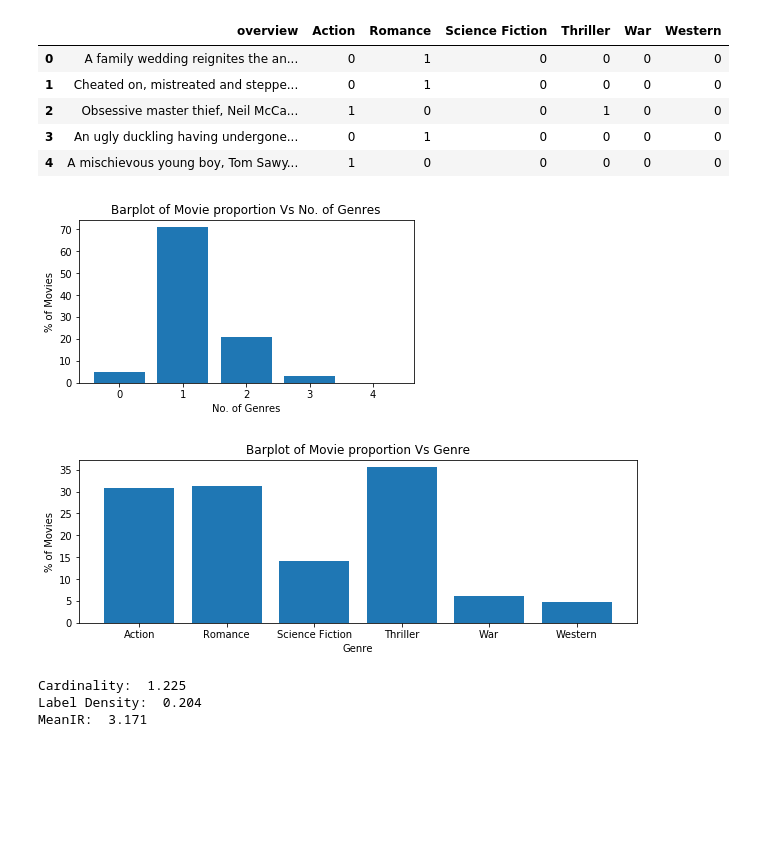
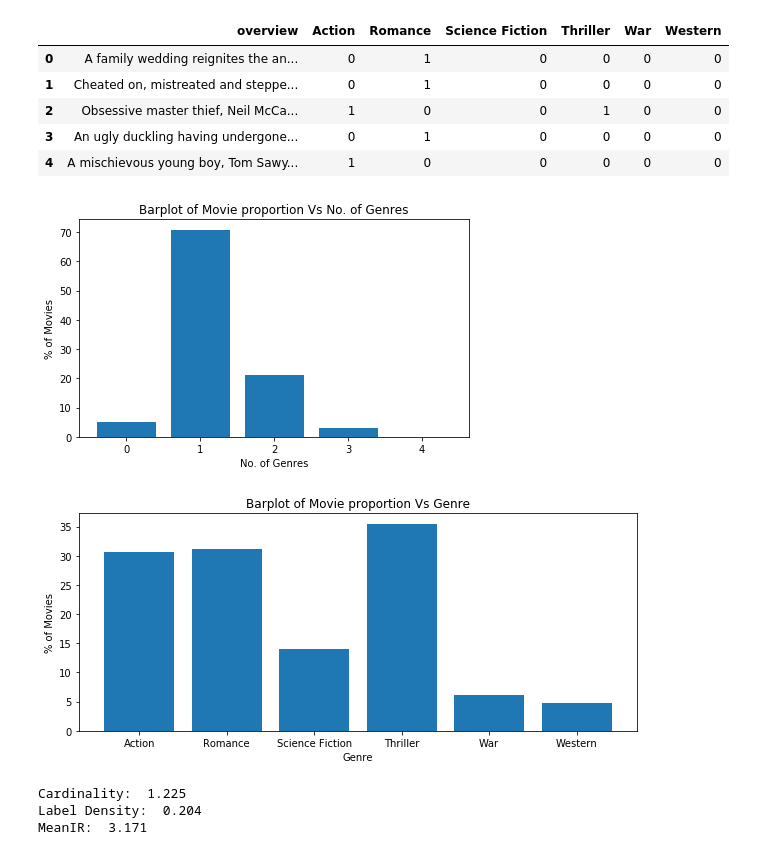
Before and after one commit to aisingapore/SemiAutoLabeller-Bricks, a Jupyter notebook: auto_label.ipynb, the cells around one changed output. Saved outputs shown, nothing was run; the diff lists cells and outputs as text; code cells hidden in the pictures; blank space fills up the shorter version.

```diff
--- a/auto_label.ipynb
+++ b/auto_label.ipynb
@@ -66,29 +68,31 @@ movies.head()
 # %%
 movies_genre = movies.iloc[:,1:]
 labelcount = []
 
 for i in range(5):
     labelcount.append(round((movies_genre.sum(axis=1)==i).mean(),3)*100)
 
-f, ax = plt.subplots(figsize=(6, 3))
+f, ax = plt.subplots(figsize=(7, 4))
 plt.bar(list(range(5)), labelcount)
 ax.set_title('Barplot of Movie proportion Vs No. of Genres')
 x_axis = plt.xlabel('No. of Genres')
 y_axis = plt.ylabel('% of Movies')
+plt.savefig('label.png')
 plt.show()
 # %% [output]
-[figure, old version]
+[figure, new version]
 # %%
 moviecount = (round(movies_genre.mean(axis=0),3)*100).tolist()
 
-f, ax = plt.subplots(figsize=(10, 3))
+f, ax = plt.subplots(figsize=(10, 4))
 plt.bar(movies_genre.columns, moviecount)
 ax.set_title('Barplot of Movie proportion Vs Genre')
 x_axis = plt.xlabel('Genre')
 y_axis = plt.ylabel('% of Movies')
+plt.savefig('genre.png')
 plt.show()
 # %% [output]
-[figure, old version]
+[figure, new version]
 # %%
 print ('Cardinality: ', round(movies_genre.sum(axis=1).mean(),3))
 print ('Label Density: ', round(movies_genre.sum(axis=1).mean()/len(movies_genre.columns),3))
```
Also changed, not shown: parts of 2 cells of this notebook, 5 other files.
